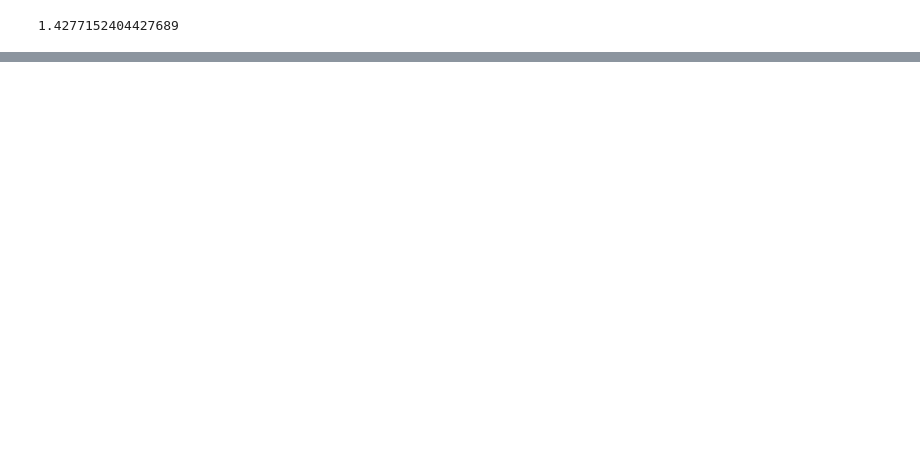
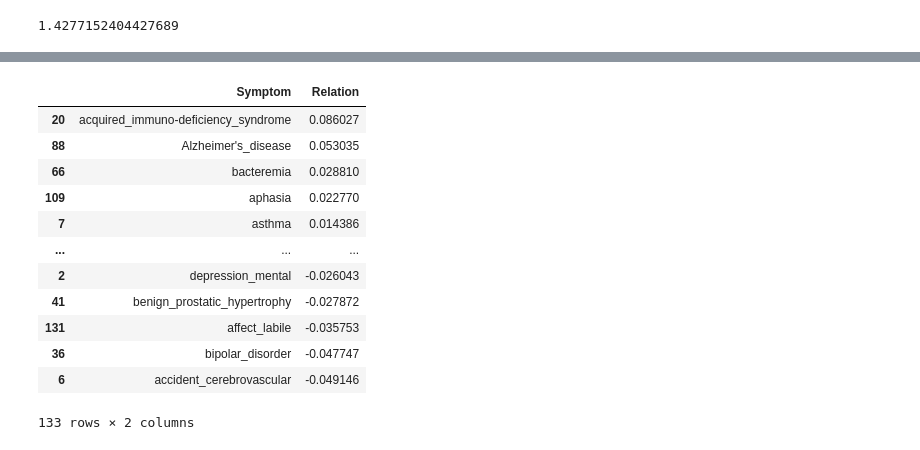
Before and after one commit to NamanSharma15/MacineLearningProject, a Jupyter notebook: Untitled.ipynb, the cells around one changed output, grey strips where cells are left out. Cells and saved outputs as stored; diff of their text form; code cells hidden in the pictures; blank space fills up the shorter version.

Commit message:
Symptoms from text #02

```diff
--- a/Untitled.ipynb
+++ b/Untitled.ipynb
@@ -202,3 +155,7 @@ Name: Symptoms, Length: 396, dtype: float64
 target_correlations.sum()
 # %% [output]
 1.4277152404427689
+# %%
+imp_c =  list(target_correlations.index)
+imp_c.remove("Symptoms")
+imp_c
@@ -204,0 +183,2 @@ target_correlations.sum()
+# %%
+values = process.extract("cough,fever, pain abdominal",imp_c,limit=len(target_correlations))
@@ -204,0 +205,26 @@ target_correlations.sum()
+# %%
+df = pd.DataFrame(columns=target_correlations.index)
+df.loc[0] = np.zeros(len(target_correlations))
+for i  in values:
+    if(i[1]>50):
+        df.loc[0][i[0]] = 1
+# %%
+S = pd.DataFrame(columns=["Symptom","Relation"])
+for i in range(len(df1)):
+    S.loc[len(S)] = [df2.iloc[df2.index[df2['Encoded'] == df1.loc[i]["Symptoms"]]]["Symtoms"][i],df.corrwith(df1.iloc[i], axis=1)[0]]
+# %%
+S.sort_values("Relation",ascending=False)
+# %% [output]
+|  | Symptom | Relation |
+| 20 | acquired_immuno-deficiency_syndrome | 0.086027 |
+| 88 | Alzheimer's_disease | 0.053035 |
+| 66 | bacteremia | 0.028810 |
+| 109 | aphasia | 0.022770 |
+| 7 | asthma | 0.014386 |
+| ... | ... | ... |
+| 2 | depression_mental | -0.026043 |
+| 41 | benign_prostatic_hypertrophy | -0.027872 |
+| 131 | affect_labile | -0.035753 |
+| 36 | bipolar_disorder | -0.047747 |
+| 6 | accident_cerebrovascular | -0.049146 |
+133 rows × 2 columns
```
Also changed, not shown: parts of 9 cells of this notebook, 1 other file.
